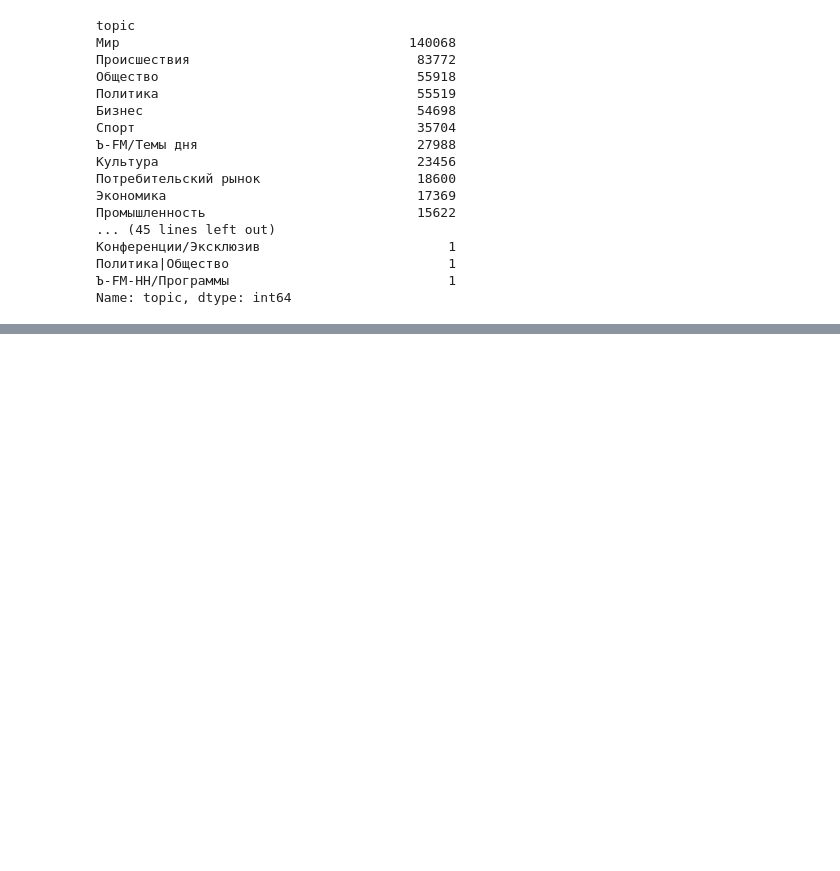
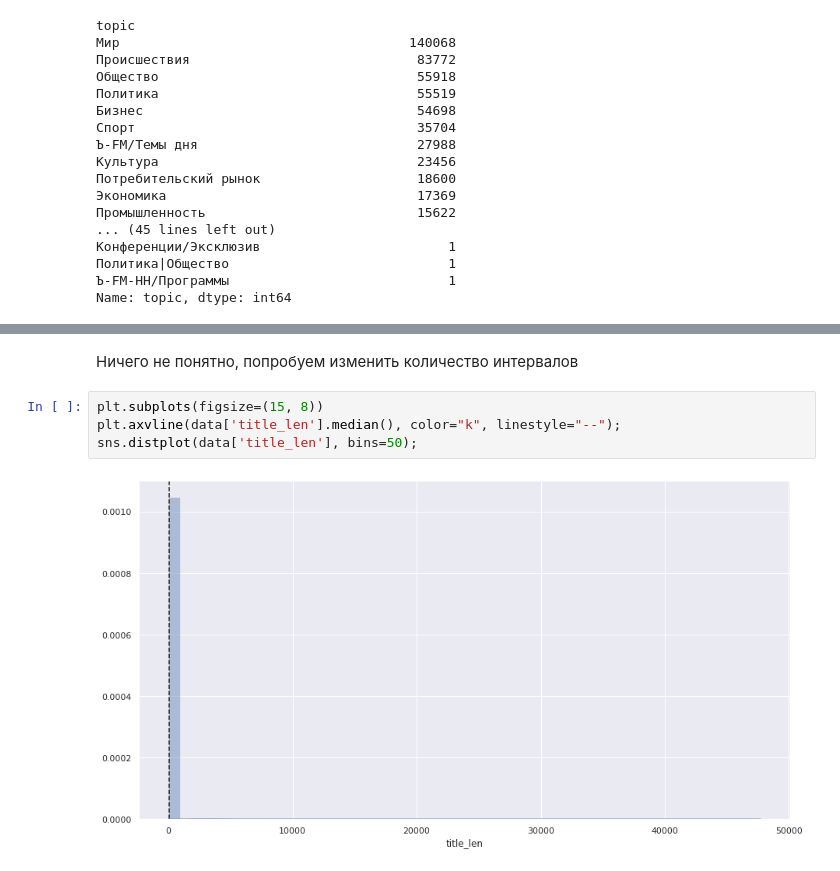
Before and after one commit to vetedde/proj_news_viz, a Jupyter notebook: nlp/notebooks/EDA/kommersant.ipynb, the cells around one changed output, grey strips where cells are left out. Drawn from its saved outputs; the diff is of its cells as text; blank space fills up the shorter version.

```diff
--- a/nlp/notebooks/EDA/kommersant.ipynb
+++ b/nlp/notebooks/EDA/kommersant.ipynb
@@ -223,0 +240,8 @@ Name: topic, dtype: int64
+# %% [markdown]
+Ничего не понятно, попробуем изменить количество интервалов
+# %%
+plt.subplots(figsize=(15, 8))
+plt.axvline(data['title_len'].median(), color="k", linestyle="--");
+sns.distplot(data['title_len'], bins=50);
+# %% [output]
+[figure, added]
```
Also changed, not shown: parts of 59 cells of this notebook.
